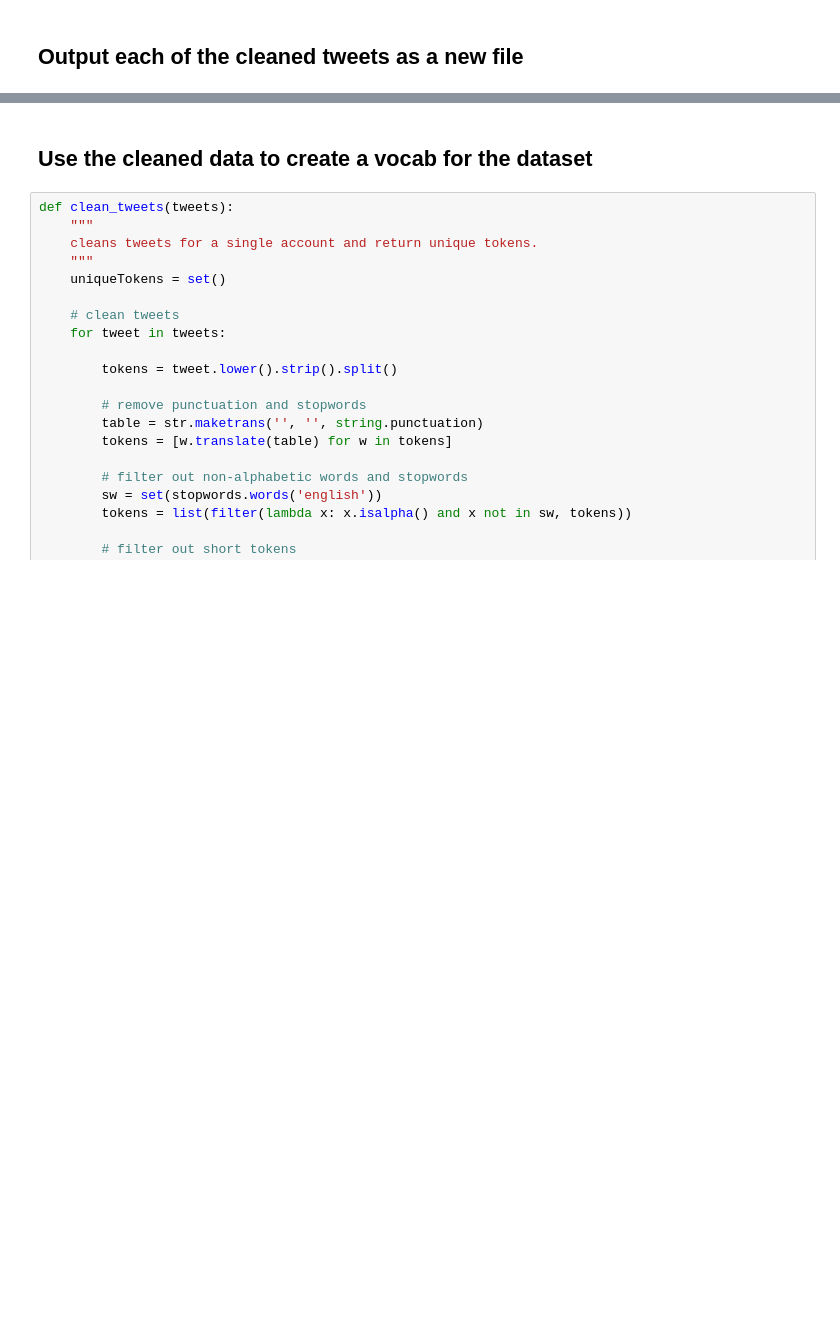
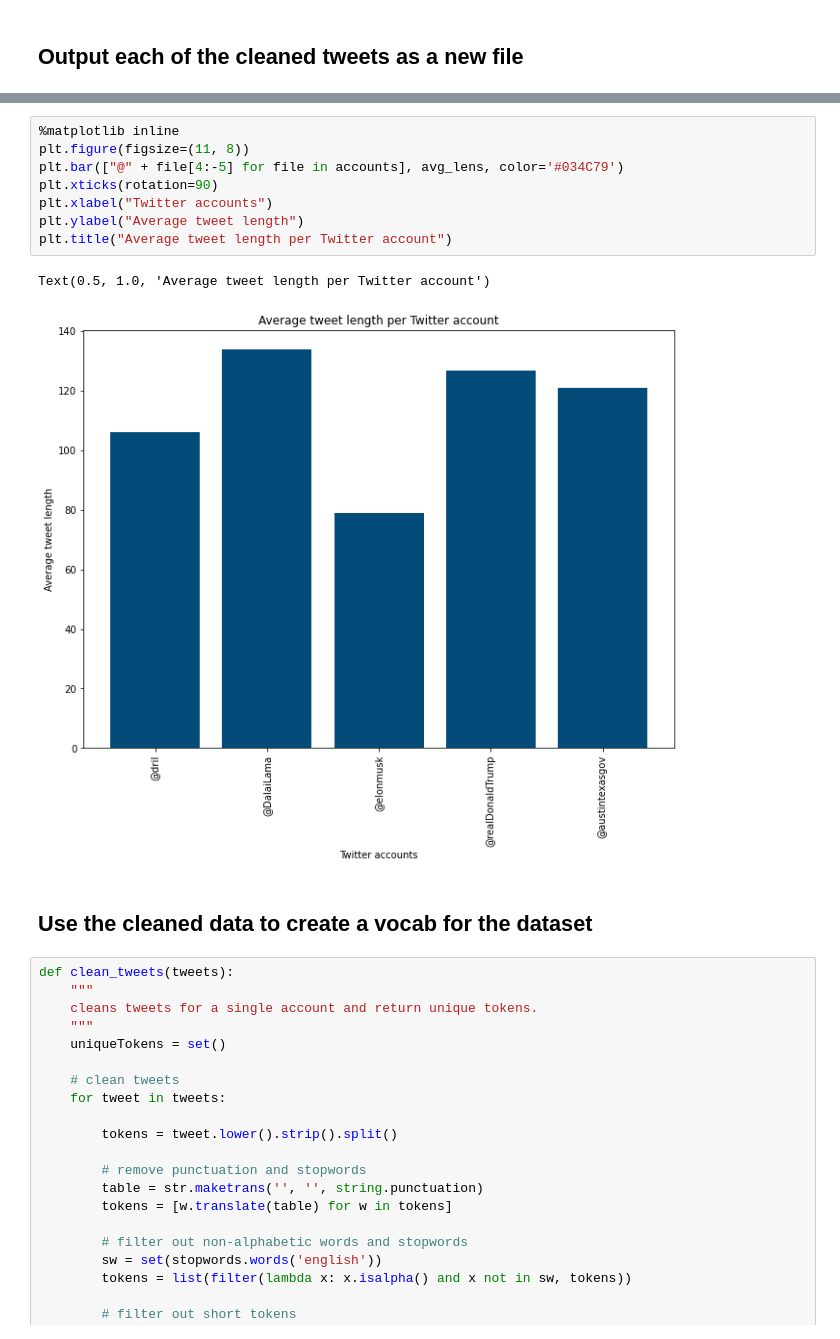
Before and after one commit to sftwre/TwitterStyleTransfer-v2, a Jupyter notebook: data/Data cleaning.ipynb, the cells around one changed output, grey strips where cells are left out. Saved outputs shown, nothing was run; the diff lists cells and outputs as text; blank space fills up the shorter version.

```diff
--- a/data/Data cleaning.ipynb
+++ b/data/Data cleaning.ipynb
@@ -104,3 +149,14 @@ with open('tweets.test.labels', 'w') as test_label:
+# %%
+%matplotlib inline
+plt.figure(figsize=(11, 8))
+plt.bar(["@" + file[4:-5] for file in accounts], avg_lens, color='#034C79')
+plt.xticks(rotation=90)
+plt.xlabel("Twitter accounts")
+plt.ylabel("Average tweet length")
+plt.title("Average tweet length per Twitter account")
+# %% [output]
+Text(0.5, 1.0, 'Average tweet length per Twitter account')
+[figure, added]
 # %% [markdown]
 ## Use the cleaned data to create a vocab for the dataset
 # %%
```
Also changed, not shown: parts of 9 cells of this notebook, 30 other files.
